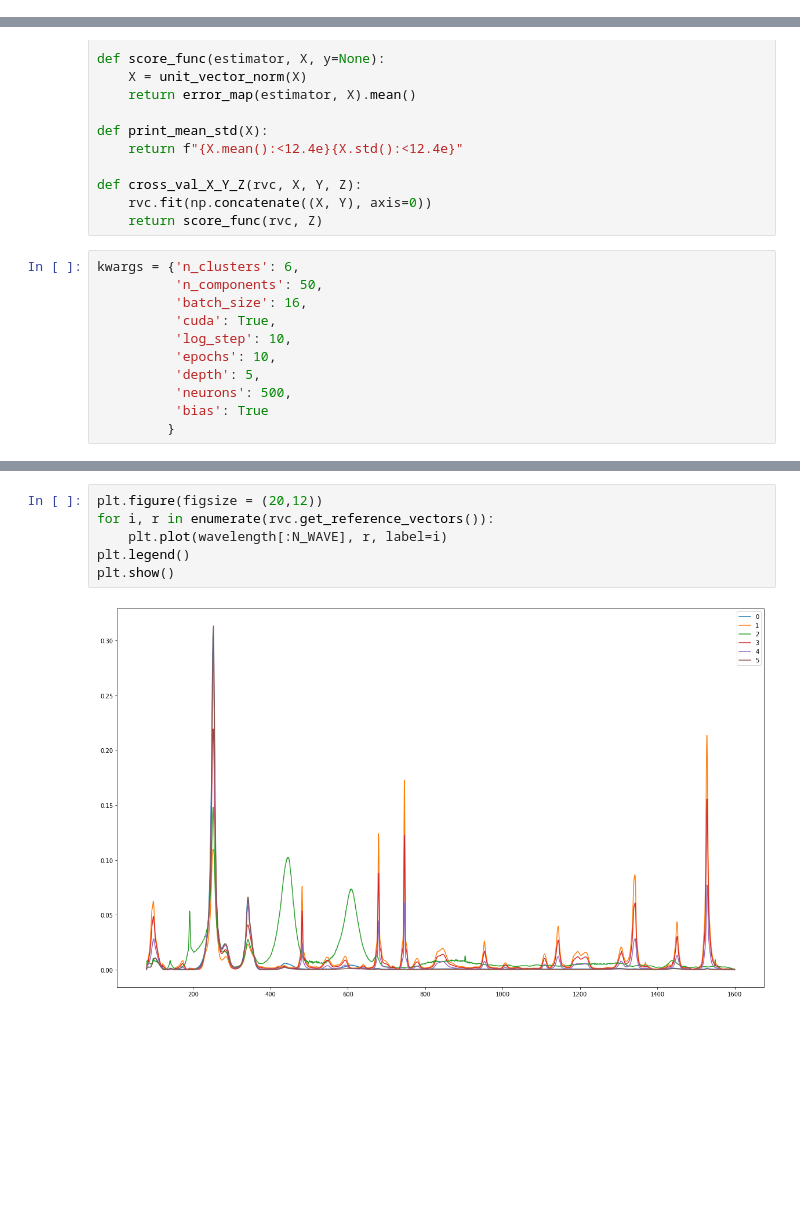
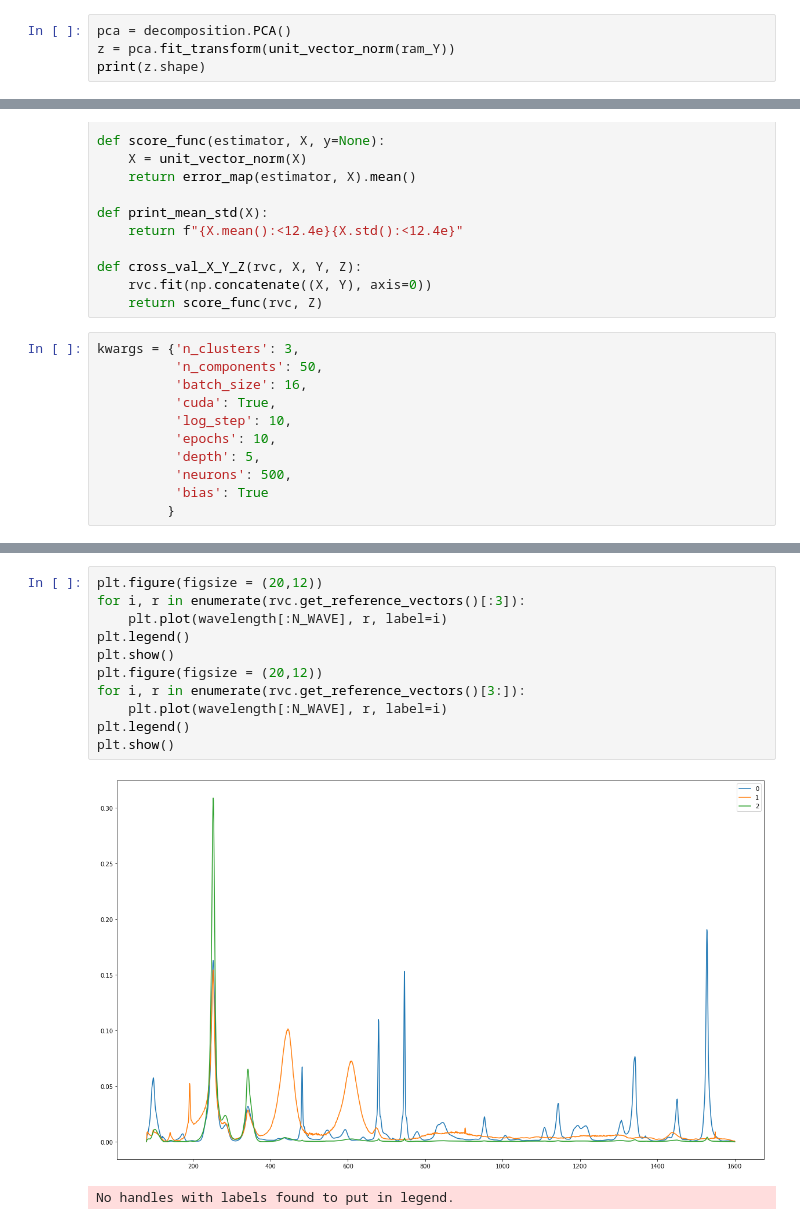
Before and after one commit to jjgsherwood/Bacholar_Thesis, a Jupyter notebook: PCA_preproced_data.ipynb, the cells around one changed output, grey strips where cells are left out. Saved outputs shown, nothing was run; the diff lists cells and outputs as text; blank space fills up the shorter version.

```diff
--- a/PCA_preproced_data.ipynb
+++ b/PCA_preproced_data.ipynb
@@ -98,3 +98,7 @@ Y = copy.copy(Y.reshape(-1, Y.shape[-1]))
 
 Y = smoothing(Y, 5, 2)
 ram_Y, afl_Y = split_Raman_af(Y)
+# %%
+pca = decomposition.PCA()
+z = pca.fit_transform(unit_vector_norm(ram_Y))
+print(z.shape)
@@ -179,7 +198,7 @@ def cross_val_X_Y_Z(rvc, X, Y, Z):
     rvc.fit(np.concatenate((X, Y), axis=0))
     return score_func(rvc, Z)
 # %%
-kwargs = {'n_clusters': 6,
+kwargs = {'n_clusters': 3,
           'n_components': 50,
           'batch_size': 16,
           'cuda': True,
@@ -224,8 +242,14 @@ fit score:  3.4616764454285667e-06
 # %%
 plt.figure(figsize = (20,12))
-for i, r in enumerate(rvc.get_reference_vectors()):
+for i, r in enumerate(rvc.get_reference_vectors()[:3]):
     plt.plot(wavelength[:N_WAVE], r, label=i)
 plt.legend()
 plt.show()
+plt.figure(figsize = (20,12))
+for i, r in enumerate(rvc.get_reference_vectors()[3:]):
+    plt.plot(wavelength[:N_WAVE], r, label=i)
+plt.legend()
+plt.show()
 # %% [output]
-[figure, old version]
+[figure, new version]
+No handles with labels found to put in legend.
```
Also changed, not shown: parts of 5 cells of this notebook, 8 other files.
